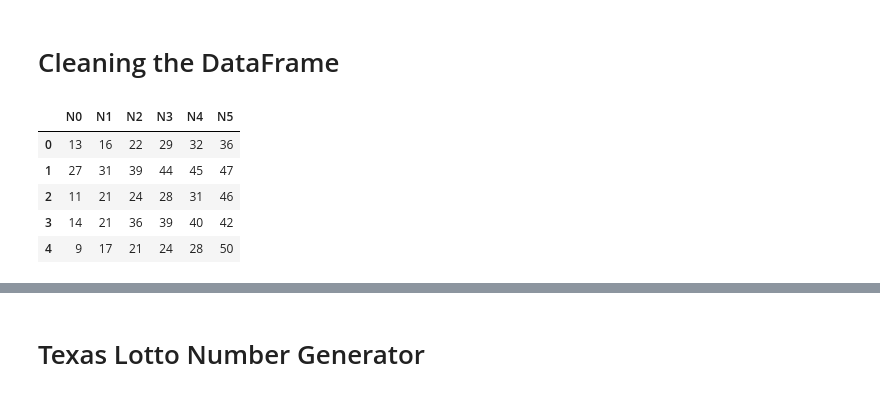
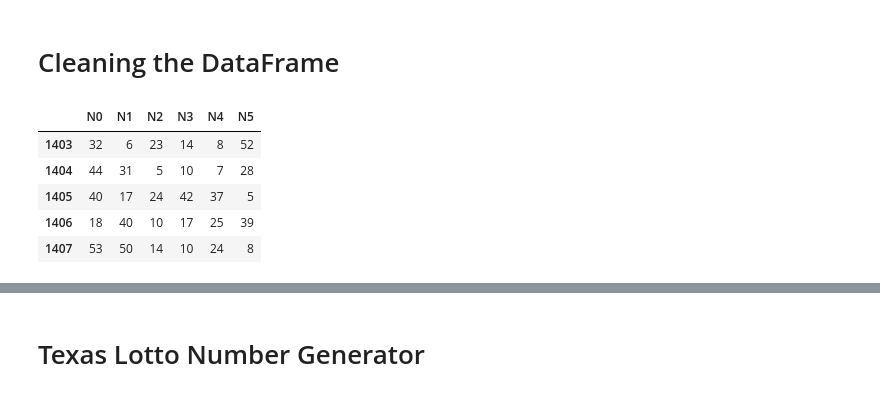
Before and after one commit to AI-Gomez/latus-projects-lottery, a Jupyter notebook: Lotto_Texas.ipynb, the cells around one changed output, grey strips where cells are left out. Cells and saved outputs as stored; diff of their text form; code cells hidden in the pictures.

```diff
--- a/Lotto_Texas.ipynb
+++ b/Lotto_Texas.ipynb
@@ -22,8 +22,9 @@ import seaborn as sns
 from pydataset import data
 import random
 from collections import Counter
+plt.rcParams['figure.figsize']=(13,7)
 
-csv_url = 'https://txlottery.org/export/sites/lottery/Games/Lotto_Texas/Winning_Numbers/lottotexas.csv'
+csv_url = 'https://txlottery.org/export/sites/lottery/Games/Lodeftto_Texas/Winning_Numbers/lottotexas.csv'
 df = pd.read_csv(csv_url)
 
 df.head()
@@ -39,14 +40,22 @@ df.head()
 # %%
 data=[]
 data.insert(0,{'Lotto Texas':'Lotto Texas','11':'11','14':'14','1992':'1992','13':'13','16':'16','22':'22','29':'29','32':'32','36':'36'})
 df = pd.concat([pd.DataFrame(data),df],ignore_index=True)
-df.columns = ['game','M','D','Y','N0','N1','N2','N3','N4','N5']
-lotto = df.drop(["game", "M", "D", "Y"], axis=1)
+
+df.columns = ['game','month','day','year','N0','N1','N2','N3','N4','N5']
+
+# converting M,D,Y to datetime to adjust for game changes
+df['date'] = pd.to_datetime(df[['month','day','year']])
+
+# getting rid of all draws before 4-26-2006 due to game change
+df = df[(df['date'] >= '2006-4-26')]
+
+lotto = df.drop(["game", "month", "day", "year", "date"], axis=1)
 lotto.head()
 # %% [output]
 |  | N0 | N1 | N2 | N3 | N4 | N5 |
-| 0 | 13 | 16 | 22 | 29 | 32 | 36 |
-| 1 | 27 | 31 | 39 | 44 | 45 | 47 |
-| 2 | 11 | 21 | 24 | 28 | 31 | 46 |
-| 3 | 14 | 21 | 36 | 39 | 40 | 42 |
-| 4 | 9 | 17 | 21 | 24 | 28 | 50 |
+| 1403 | 32 | 6 | 23 | 14 | 8 | 52 |
+| 1404 | 44 | 31 | 5 | 10 | 7 | 28 |
+| 1405 | 40 | 17 | 24 | 42 | 37 | 5 |
+| 1406 | 18 | 40 | 10 | 17 | 25 | 39 |
+| 1407 | 53 | 50 | 14 | 10 | 24 | 8 |
```
Also changed, not shown: parts of 3 cells of this notebook.
